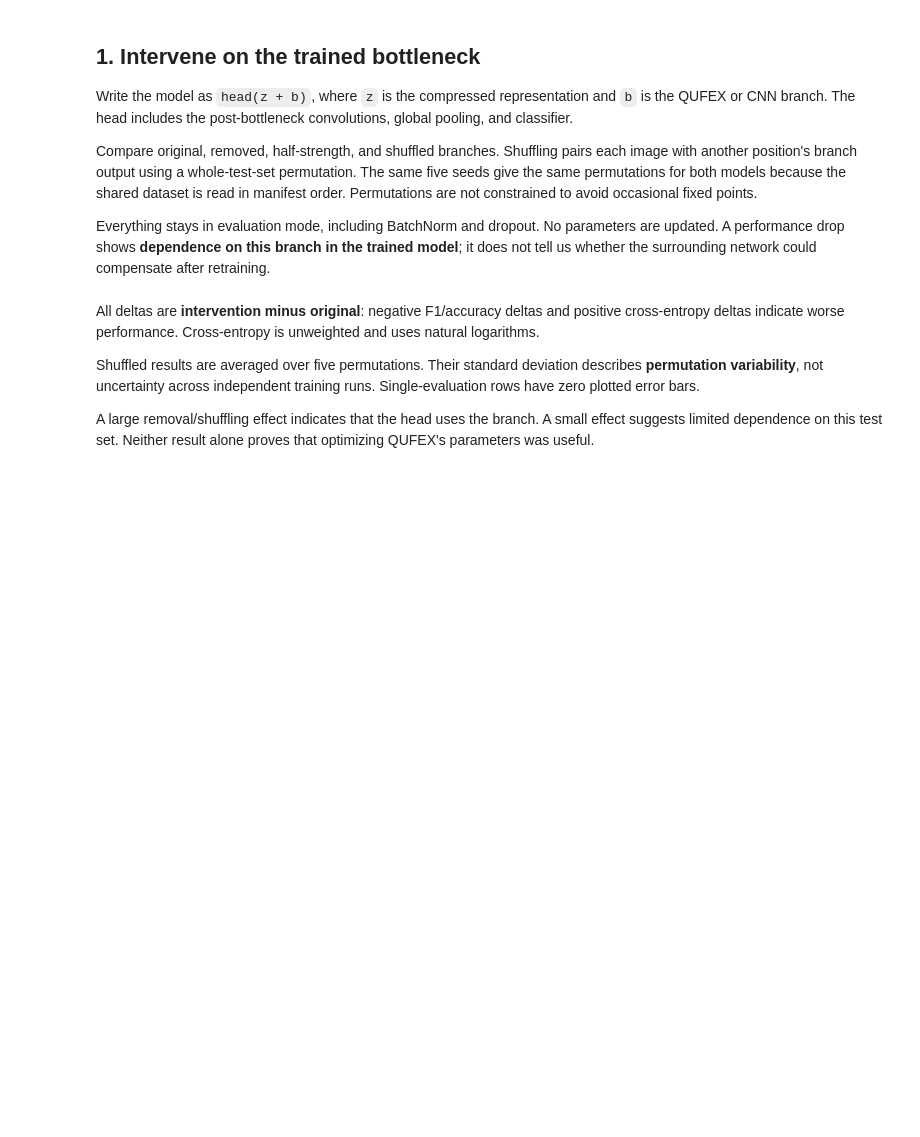
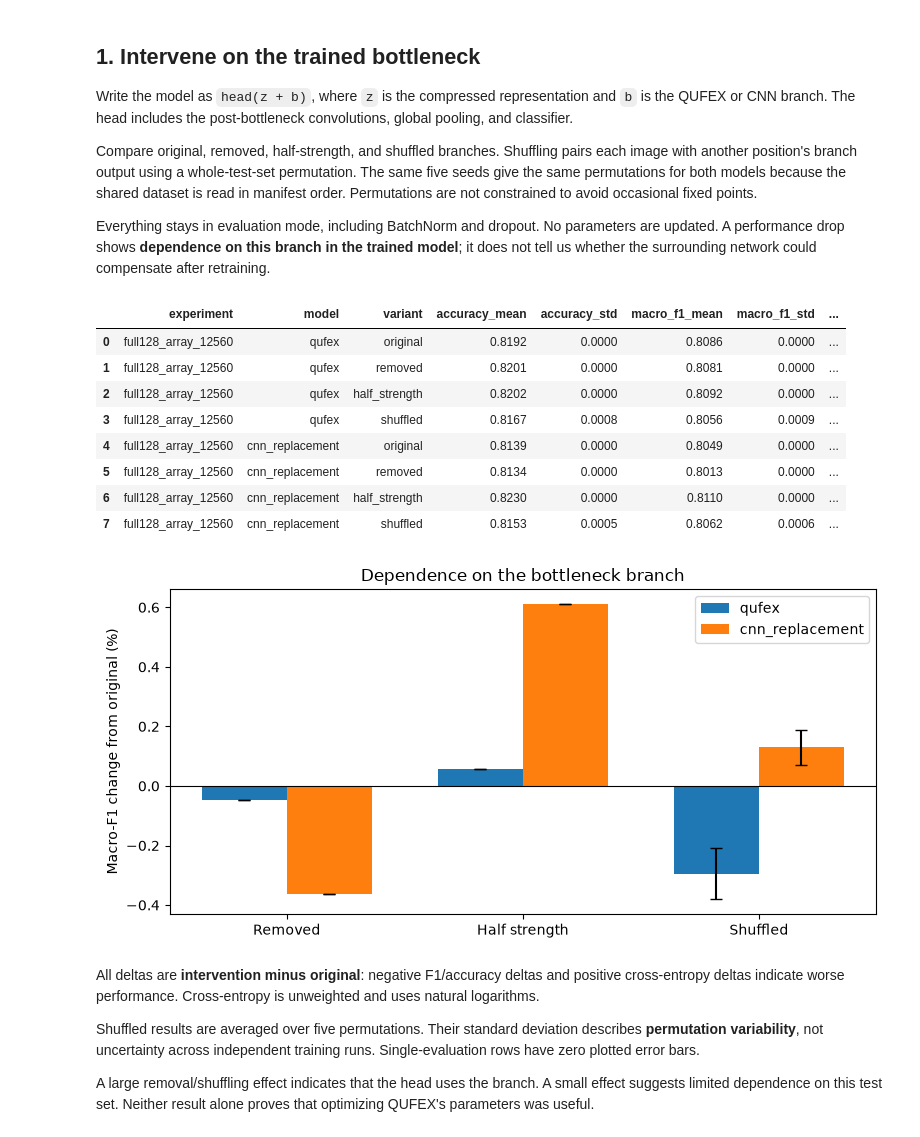
Before and after one commit to ISSA-QMLA/qufex-images-classification, a Jupyter notebook: notebooks/04-bottleneck-analysis.ipynb, the cells around one changed output. Drawn from its saved outputs; the diff is of its cells as text; code cells hidden in the pictures; blank space fills up the shorter version.

```diff
--- a/notebooks/04-bottleneck-analysis.ipynb
+++ b/notebooks/04-bottleneck-analysis.ipynb
@@ -75,26 +67,37 @@ Everything stays in evaluation mode, including BatchNorm and dropout. No paramet
 # %%
 display(intervention_summary.round(4))
 
 variants = ("removed", "half_strength", "shuffled")
 x = np.arange(len(variants))
 width = 0.36
 fig, ax = plt.subplots(figsize=(8, 4))
 for index, mode in enumerate(MODELS):
     frame = intervention_summary[intervention_summary["model"] == mode].set_index("variant").loc[list(variants)]
     ax.bar(
         x + (index - 0.5) * width,
         100 * frame["delta_macro_f1_mean"],
         width, label=mode,
         yerr=100 * frame["delta_macro_f1_std"], capsize=4,
     )
 ax.axhline(0, color="black", linewidth=0.8)
 ax.set_xticks(x, ("Removed", "Half strength", "Shuffled"))
-ax.set_ylabel("Macro-F1 change from original (percentage points)")
-ax.set_title(f"{EXPERIMENT}: dependence on the bottleneck branch")
+ax.set_ylabel("Macro-F1 change from original (%)")
+ax.set_title(f"Dependence on the bottleneck branch")
 ax.legend()
 fig.tight_layout()
 fig.savefig(OUTPUT_DIR / "intervention_macro_f1.png", dpi=180)
 plt.show()
+# %% [output]
+|  | experiment | model | variant | accuracy_mean | accuracy_std | macro_f1_mean | macro_f1_std | ... |
+| 0 | full128_array_12560 | qufex | original | 0.8192 | 0.0000 | 0.8086 | 0.0000 | ... |
+| 1 | full128_array_12560 | qufex | removed | 0.8201 | 0.0000 | 0.8081 | 0.0000 | ... |
+| 2 | full128_array_12560 | qufex | half_strength | 0.8202 | 0.0000 | 0.8092 | 0.0000 | ... |
+| 3 | full128_array_12560 | qufex | shuffled | 0.8167 | 0.0008 | 0.8056 | 0.0009 | ... |
+| 4 | full128_array_12560 | cnn_replacement | original | 0.8139 | 0.0000 | 0.8049 | 0.0000 | ... |
+| 5 | full128_array_12560 | cnn_replacement | removed | 0.8134 | 0.0000 | 0.8013 | 0.0000 | ... |
+| 6 | full128_array_12560 | cnn_replacement | half_strength | 0.8230 | 0.0000 | 0.8110 | 0.0000 | ... |
+| 7 | full128_array_12560 | cnn_replacement | shuffled | 0.8153 | 0.0005 | 0.8062 | 0.0006 | ... |
+[figure, added]
 # %% [markdown]
 All deltas are **intervention minus original**: negative F1/accuracy deltas and positive cross-entropy deltas indicate worse performance. Cross-entropy is unweighted and uses natural logarithms.
 
```
Also changed, not shown: parts of 4 cells of this notebook.
